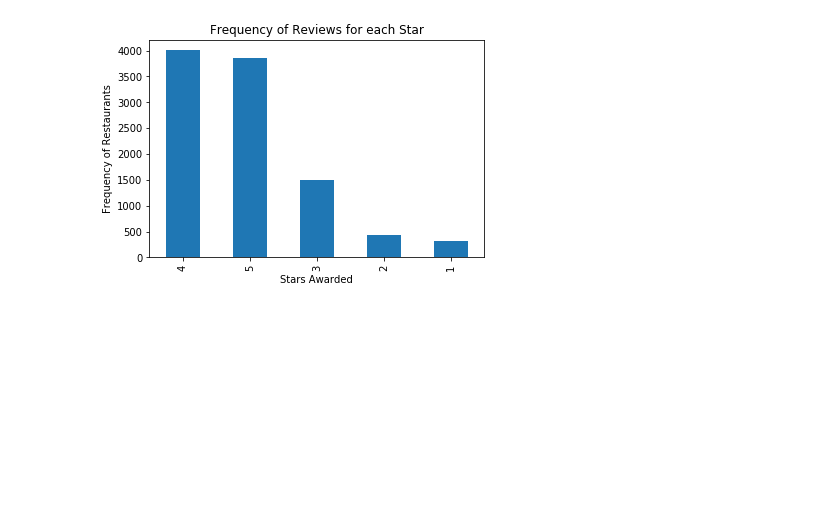
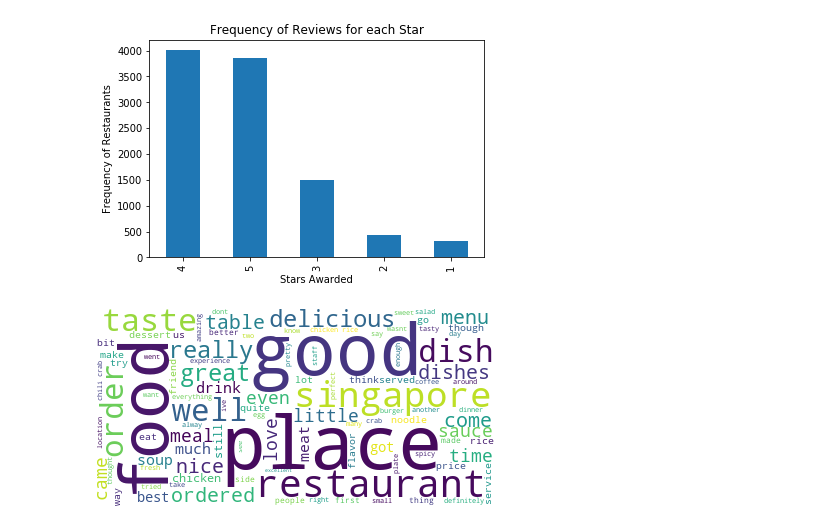
Before and after one commit to DanElias/Data_Mining, a Jupyter notebook: Project/Exploratory Analytics for Data/ExploratoryAnalysis.ipynb, the cells around one changed output. Saved outputs shown, nothing was run; the diff lists cells and outputs as text; code cells hidden in the pictures; blank space fills up the shorter version.

```diff
--- a/Project/Exploratory Analytics for Data/ExploratoryAnalysis.ipynb
+++ b/Project/Exploratory Analytics for Data/ExploratoryAnalysis.ipynb
@@ -41,11 +45,15 @@ def clean(data):
     # Converting all text to lower case
     data = data.lower()
 
-    # Converting all numbers to words
+    # Removing all the numbers
     word = data.split(' ')
-    p = inflect.engine()
+    #p = inflect.engine()
+    #p.number_to_words(word)
     word = ' '.join([i for i in word if not i.isdigit()])
-    word = re.sub(r'\d+', p.number_to_words(word) , word)
+    word = re.sub(r'\d+','' , word)
+
+    # Removing the word "one" from reviews
+    word = re.sub('one', '', word)
 
     # Removing Punctuation
     translator = str.maketrans('', '', string.punctuation)
@@ -56,6 +64,11 @@ def clean(data):
     tokens = word_tokenize(word)
     word = ' '.join([i for i in tokens if not i in stop_words])
 
+    # Removing all the odd characters with the aprostroe etc
+    word = re.sub(r'([^\s\w]|_)+', "", word)
+    word = re.sub(r'ý+', '', word)
+
+
     return word
 
 # clean text data
@@ -97,3 +110,14 @@ plt.ylabel("Frequency of Restaurants")
 # %% [output]
 Text(0,0.5,'Frequency of Restaurants')
 [figure]
+# %%
+# Creating a WordCloud to analyse the data
+long_string = ','.join(list(reviews['content_clean'].values))
+# Create a WordCloud object
+wordcloud = WordCloud(background_color="white", max_words=100, contour_width=3, contour_color='steelblue')
+# Generate a word cloud
+wordcloud.generate(long_string)
+# Visualize the word cloud
+wordcloud.to_image()
+# %% [output]
+[figure, added]
```
Also changed, not shown: parts of 6 cells of this notebook.
